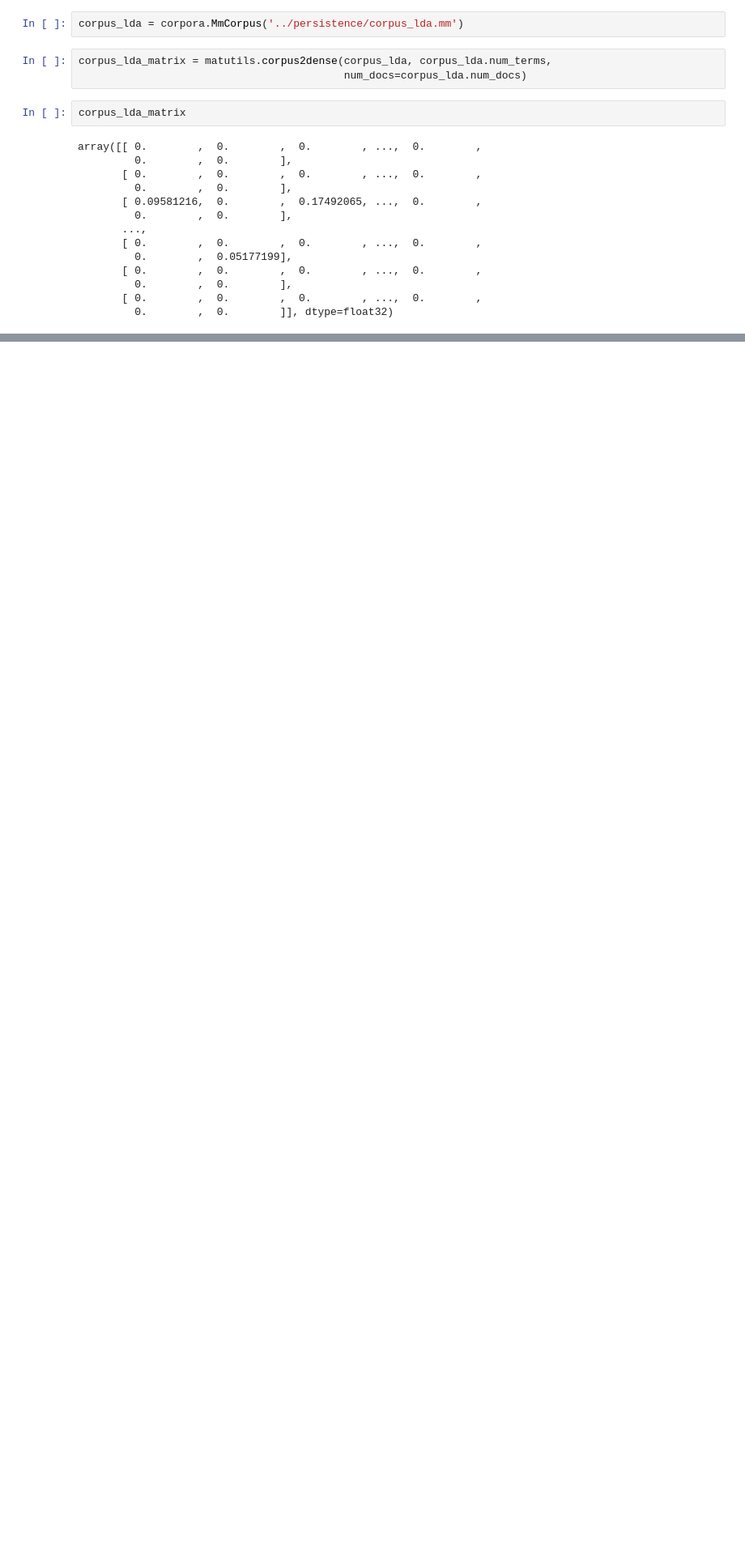
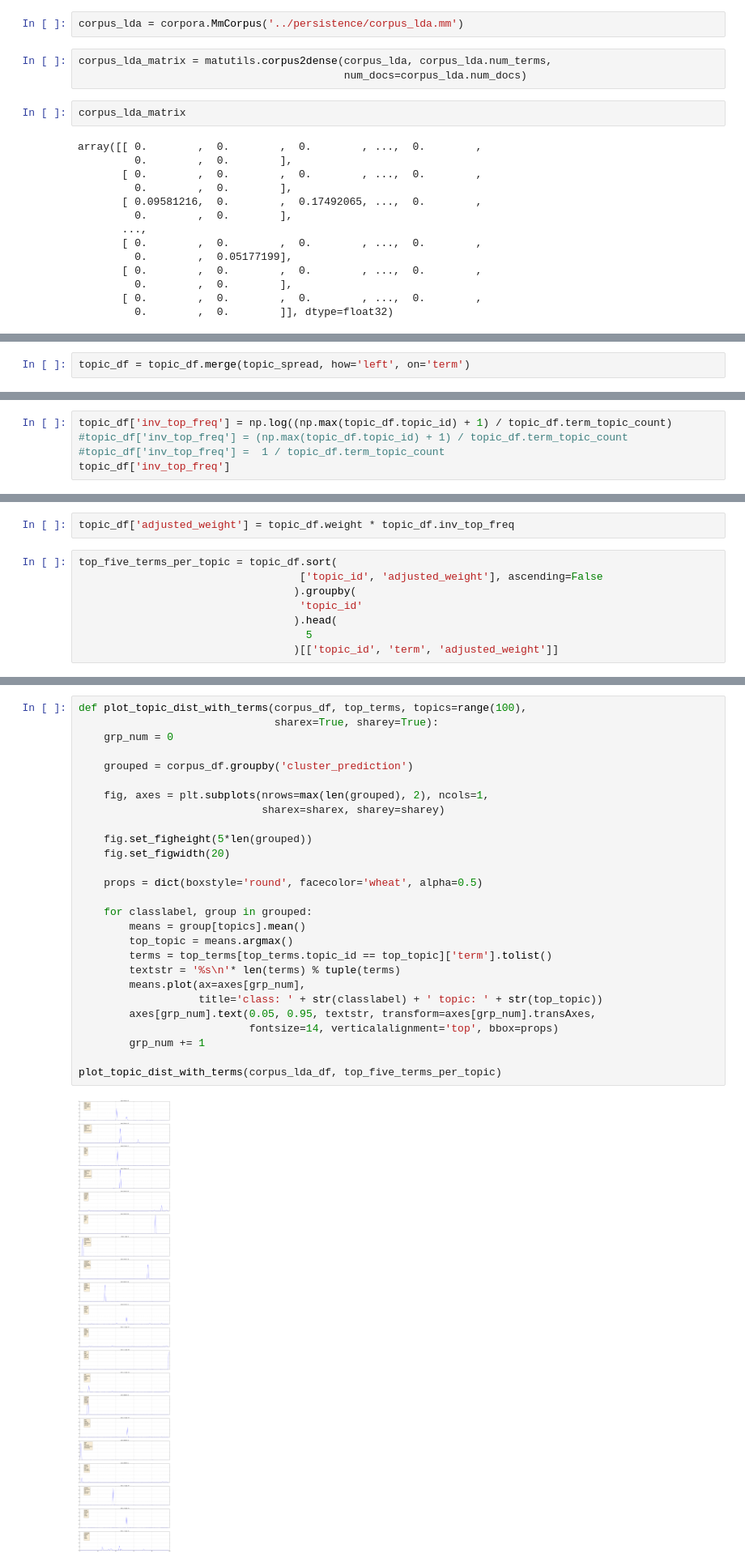
Before and after one commit to sunlightlabs/fcc-net-neutrality-comments, a Jupyter notebook: notebooks/analyzing_corpora.ipynb, the cells around one changed output, grey strips where cells are left out. Shown at 81% size. Saved outputs shown, nothing was run; the diff lists cells and outputs as text; blank space fills up the shorter version.

```diff
--- a/notebooks/analyzing_corpora.ipynb
+++ b/notebooks/analyzing_corpora.ipynb
@@ -253,0 +598,2 @@ Minibatch iteration 15/100: mean batch inertia: 1309.061231, ewa inertia: 1309.0
+# %%
+topic_df = topic_df.merge(topic_spread, how='left', on='term')
@@ -253,0 +625,5 @@ Minibatch iteration 15/100: mean batch inertia: 1309.061231, ewa inertia: 1309.0
+# %%
+topic_df['inv_top_freq'] = np.log((np.max(topic_df.topic_id) + 1) / topic_df.term_topic_count)
+#topic_df['inv_top_freq'] = (np.max(topic_df.topic_id) + 1) / topic_df.term_topic_count
+#topic_df['inv_top_freq'] =  1 / topic_df.term_topic_count
+topic_df['inv_top_freq']
@@ -253,0 +668,10 @@ Minibatch iteration 15/100: mean batch inertia: 1309.061231, ewa inertia: 1309.0
+# %%
+topic_df['adjusted_weight'] = topic_df.weight * topic_df.inv_top_freq
+# %%
+top_five_terms_per_topic = topic_df.sort(
+                                   ['topic_id', 'adjusted_weight'], ascending=False
+                                  ).groupby(
+                                   'topic_id'
+                                  ).head(
+                                    5
+                                  )[['topic_id', 'term', 'adjusted_weight']]
@@ -253,0 +699,29 @@ Minibatch iteration 15/100: mean batch inertia: 1309.061231, ewa inertia: 1309.0
+# %%
+def plot_topic_dist_with_terms(corpus_df, top_terms, topics=range(100),
+                               sharex=True, sharey=True):
+    grp_num = 0
+
+    grouped = corpus_df.groupby('cluster_prediction')
+
+    fig, axes = plt.subplots(nrows=max(len(grouped), 2), ncols=1,
+                             sharex=sharex, sharey=sharey)
+
+    fig.set_figheight(5*len(grouped))
+    fig.set_figwidth(20)
+
+    props = dict(boxstyle='round', facecolor='wheat', alpha=0.5)
+
+    for classlabel, group in grouped:
+        means = group[topics].mean()
+        top_topic = means.argmax()
+        terms = top_terms[top_terms.topic_id == top_topic]['term'].tolist()
+        textstr = '%s\n'* len(terms) % tuple(terms)
+        means.plot(ax=axes[grp_num],
+                   title='class: ' + str(classlabel) + ' topic: ' + str(top_topic))
+        axes[grp_num].text(0.05, 0.95, textstr, transform=axes[grp_num].transAxes,
+                           fontsize=14, verticalalignment='top', bbox=props)
+        grp_num += 1
+
+plot_topic_dist_with_terms(corpus_lda_df, top_five_terms_per_topic)
+# %% [output]
+[figure, added]
```
Also changed, not shown: parts of 81 cells of this notebook, 6 other files.
